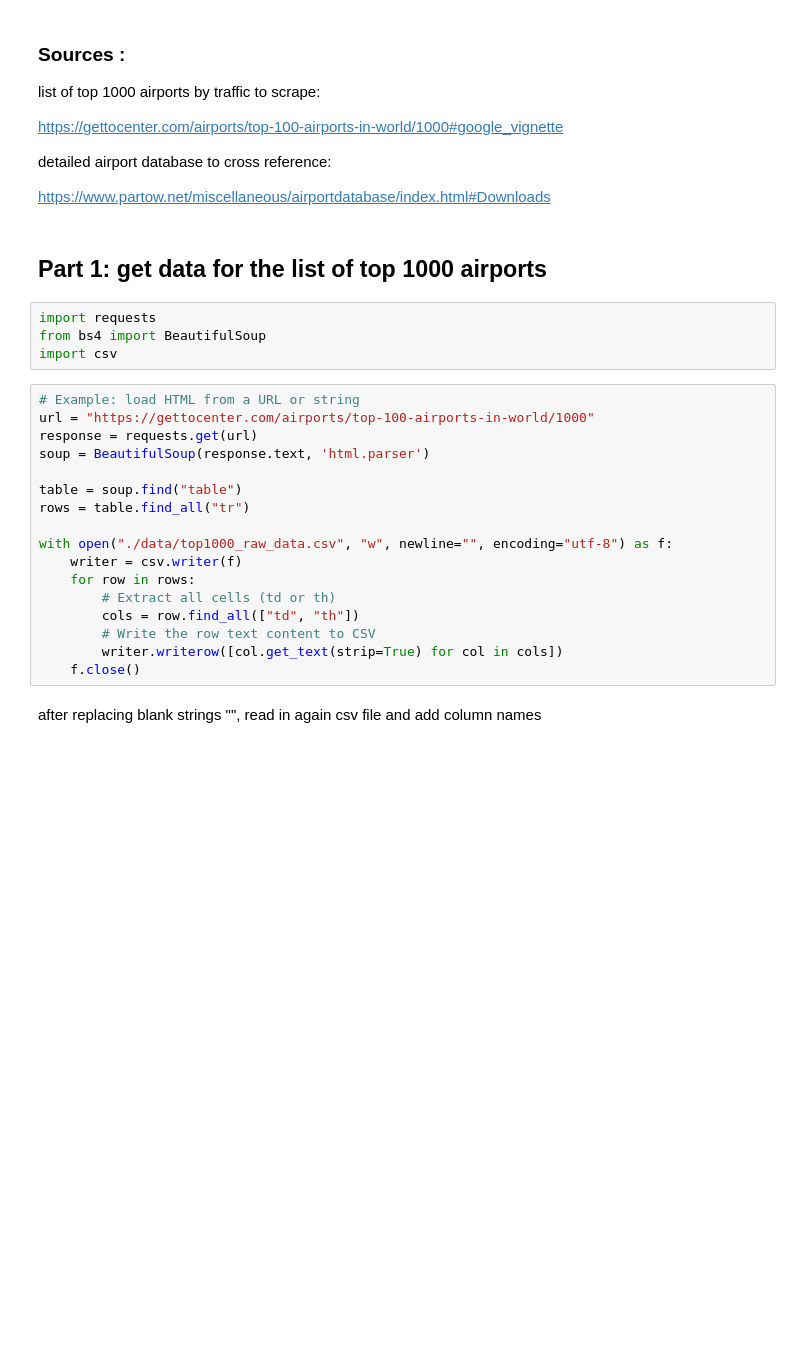
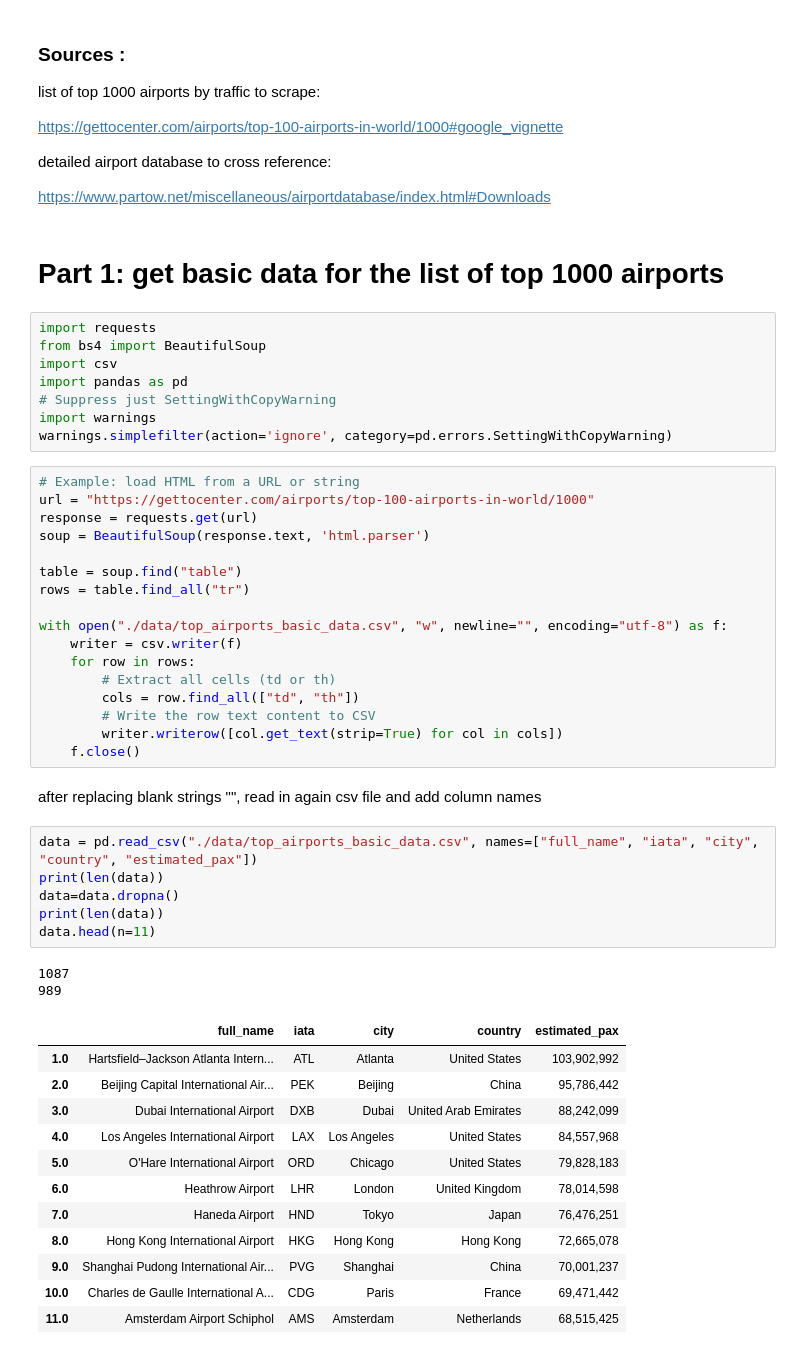
Before and after one commit to maxjing97/flight-routes-analysis, a Jupyter notebook: backend/dataset_preparation/1_getting_airport_data.ipynb, the cells around one changed output. Cells and saved outputs as stored; diff of their text form; blank space fills up the shorter version.

```diff
--- a/backend/dataset_preparation/1_getting_airport_data.ipynb
+++ b/backend/dataset_preparation/1_getting_airport_data.ipynb
@@ -30,11 +30,15 @@ detailed airport database to cross reference:
 
 https://www.partow.net/miscellaneous/airportdatabase/index.html#Downloads
 # %% [markdown]
-## Part 1: get data for the list of top 1000 airports
+# Part 1: get basic data for the list of top 1000 airports
 # %%
 import requests
 from bs4 import BeautifulSoup
 import csv
+import pandas as pd
+# Suppress just SettingWithCopyWarning
+import warnings
+warnings.simplefilter(action='ignore', category=pd.errors.SettingWithCopyWarning)
 # %%
 # Example: load HTML from a URL or string
 url = "https://gettocenter.com/airports/top-100-airports-in-world/1000"
@@ -44,7 +48,7 @@ soup = BeautifulSoup(response.text, 'html.parser')
 table = soup.find("table")
 rows = table.find_all("tr")
 
-with open("./data/top1000_raw_data.csv", "w", newline="", encoding="utf-8") as f:
+with open("./data/top_airports_basic_data.csv", "w", newline="", encoding="utf-8") as f:
     writer = csv.writer(f)
     for row in rows:
         # Extract all cells (td or th)
@@ -54,3 +58,24 @@ with open("./data/top1000_raw_data.csv", "w", newline="", encoding="utf-8") as f
     f.close()
 # %% [markdown]
 after replacing blank strings "", read in again csv file and add column names
+# %%
+data = pd.read_csv("./data/top_airports_basic_data.csv", names=["full_name", "iata", "city", "country", "estimated_pax"])
+print(len(data))
+data=data.dropna()
+print(len(data))
+data.head(n=11)
+# %% [output]
+1087
+989
+|  | full_name | iata | city | country | estimated_pax |
+| 1.0 | Hartsfield–Jackson Atlanta Intern... | ATL | Atlanta | United States | 103,902,992 |
+| 2.0 | Beijing Capital International Air... | PEK | Beijing | China | 95,786,442 |
+| 3.0 | Dubai International Airport | DXB | Dubai | United Arab Emirates | 88,242,099 |
+| 4.0 | Los Angeles International Airport | LAX | Los Angeles | United States | 84,557,968 |
+| 5.0 | O'Hare International Airport | ORD | Chicago | United States | 79,828,183 |
+| 6.0 | Heathrow Airport | LHR | London | United Kingdom | 78,014,598 |
+| 7.0 | Haneda Airport | HND | Tokyo | Japan | 76,476,251 |
+| 8.0 | Hong Kong International Airport | HKG | Hong Kong | Hong Kong | 72,665,078 |
+| 9.0 | Shanghai Pudong International Air... | PVG | Shanghai | China | 70,001,237 |
+| 10.0 | Charles de Gaulle International A... | CDG | Paris | France | 69,471,442 |
+| 11.0 | Amsterdam Airport Schiphol | AMS | Amsterdam | Netherlands | 68,515,425 |
```
Also changed, not shown: parts of 16 cells of this notebook.
